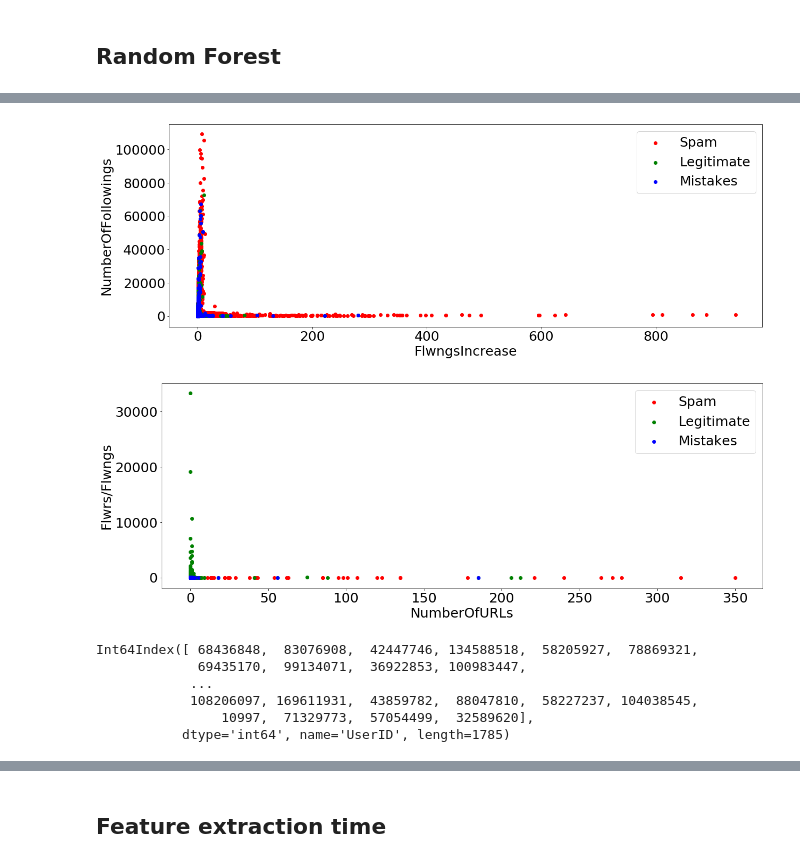
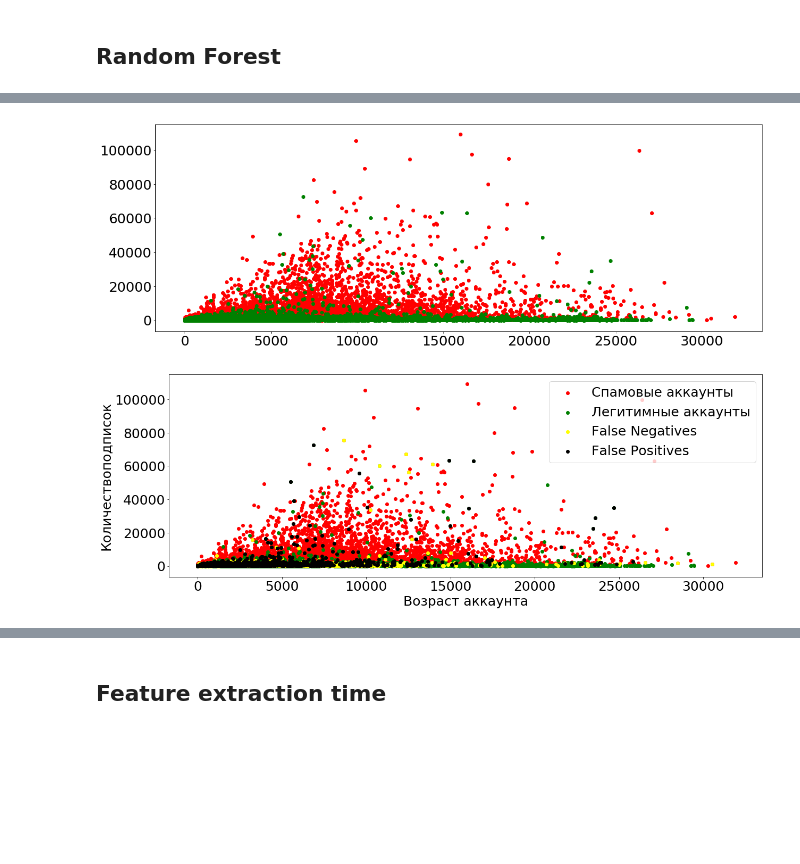
Before and after one commit to oy-vey/TwitterSpamClassifier, a Jupyter notebook: TwitterSocialHoneypot.ipynb, the cells around one changed output, grey strips where cells are left out. Drawn from its saved outputs; the diff is of its cells as text; code cells hidden in the pictures; blank space fills up the shorter version.

```diff
--- a/TwitterSocialHoneypot.ipynb
+++ b/TwitterSocialHoneypot.ipynb
@@ -211,3 +272,6 @@ Y = data['IsSpammer']
+# %%
+#Normalize data
+X = (X - X.mean())/ ((X.max() - X.min())/2)
 # %%
 X_train, X_test, Y_train, Y_test = cross_validation.train_test_split(X, Y, train_size=0.4, random_state = 0)
 # %%
@@ -554,0 +646,15 @@ Feature ranking:
+# %%
+plt.rcParams['figure.figsize'] = (20,7)
+plt.rcParams['font.size'] = 25
+
+data0=data
+plt.hist([data0[data0.IsSpammer==1].NumberOfTweets.values,
+          data0[data0.IsSpammer==0].NumberOfTweets.values],
+          label = ['Спамеры','Легитимные пользователи'],
+          alpha = .99,
+          bins=range(10,1010, 10))
+plt.legend()
+plt.xlabel("Количество твитов")
+plt.ylabel("Количество пользователей")
+#plt.savefig("reputation.png")
+plt.show()
@@ -554,0 +663,15 @@ Feature ranking:
+# %%
+def result(row):
+    if not row['IsCorrect'] and row['Actual'] == 0:
+        return "FalsePositive"
+    elif not row['IsCorrect'] and row['Actual'] == 1:
+        return "FalseNegative"
+    elif row['IsCorrect'] and row['Actual'] == 1:
+        return "TruePositive"
+    elif row['IsCorrect'] and row['Actual'] == 0:
+        return "TrueNegative"
+# %%
+Compare = {"Predicted" : Y_pred, 'Actual': Y_test, 'IsCorrect': Y_pred == Y_test}
+Tests = pd.DataFrame(data=Compare)
+Tests['Result'] = Tests.apply(result,axis=1)
+Tests
@@ -555,38 +741,16 @@ Feature ranking:
 # %%
 fig = plt.figure()
 ax1 = fig.add_subplot(111)
 
-ax1.scatter(x = data['FlwngsIncrease'].loc[data['IsSpammer'] == 1], y=data['NumberOfFollowings'].loc[data['IsSpammer'] == 1], color = 'Red', label = "Spam")
-ax1.scatter(x = data['FlwngsIncrease'].loc[data['IsSpammer'] == 0], y=data['NumberOfFollowings'].loc[data['IsSpammer'] == 0], color = 'Green', label= "Legitimate")
-ax1.scatter(x = data['FlwngsIncrease'].loc[Corr2.loc[Corr2['IsCorrect'] == False].index], y=data['NumberOfFollowings'].loc[Corr2.loc[Corr2['IsCorrect'] == False].index], color = 'Blue', label= "Mistakes")
-plt.xlabel("FlwngsIncrease")
-plt.ylabel("NumberOfFollowings")
+ax1.scatter(x = data['AccountAge'].loc[data['IsSpammer'] == 1], y=data['NumberOfFollowings'].loc[data['IsSpammer'] == 1],   color = 'Red', label = "Спамовые аккаунты")
+ax1.scatter(x = data['AccountAge'].loc[data['IsSpammer'] == 0], y=data['NumberOfFollowings'].loc[data['IsSpammer'] == 0],  color = 'Green', label= "Легитимные аккаунты")
+ax1.scatter(x = data['AccountAge'].loc[Tests.loc[Tests['Result'] == 'FalseNegative'].index], y=data['NumberOfFollowings'].loc[Tests.loc[Tests['Result'] == 'FalseNegative'].index],  color = 'Yellow', label= "False Negatives")
+ax1.scatter(x = data['AccountAge'].loc[Tests.loc[Tests['Result'] == 'FalsePositive'].index], y=data['NumberOfFollowings'].loc[Tests.loc[Tests['Result'] == 'FalsePositive'].index], color = 'Black', label= "False Positives")
+plt.xlabel("Возраст аккаунта")
+plt.ylabel("Количествоподписок")
 plt.legend(loc='upper right');
+plt.savefig("ageincreasewitherrors")
 plt.show()
 # %% [output]
-[figure, old version]
+[figure, new version]
+[figure, added]
-# %%
-fig = plt.figure()
-ax1 = fig.add_subplot(111)
-
-ax1.scatter(x = data['NumberOfURLs'].loc[data['IsSpammer'] == 1], y=data['Flwrs/Flwngs'].loc[data['IsSpammer'] == 1], color = 'Red', label = "Spam")
-ax1.scatter(x = data['NumberOfURLs'].loc[data['IsSpammer'] == 0], y=data['Flwrs/Flwngs'].loc[data['IsSpammer'] == 0], color = 'Green', label= "Legitimate")
-ax1.scatter(x = data['NumberOfURLs'].loc[Corr2.loc[Corr2['IsCorrect'] == False].index], y=data['Flwrs/Flwngs'].loc[Corr2.loc[Corr2['IsCorrect'] == False].index], color = 'Blue', label= "Mistakes")
-plt.xlabel("NumberOfURLs")
-plt.ylabel("Flwrs/Flwngs")
-plt.legend(loc='upper right');
-plt.show()
-# %% [output]
-[figure, removed]
-# %%
-#Tests = {'IsFN': Y_pred != Y_test & Y_test == 1,
-#         'IsFP': Y_pred != Y_test & Y_test == 0}
-Corr2 = pd.DataFrame(data=Corr)
-Corr2.loc[Corr2['IsCorrect'] == False].index
-# %% [output]
-Int64Index([ 68436848,  83076908,  42447746, 134588518,  58205927,  78869321,
-             69435170,  99134071,  36922853, 100983447,
-            ...
-            108206097, 169611931,  43859782,  88047810,  58227237, 104038545,
-                10997,  71329773,  57054499,  32589620],
-           dtype='int64', name='UserID', length=1785)
```
Also changed, not shown: parts of 75 cells of this notebook.
